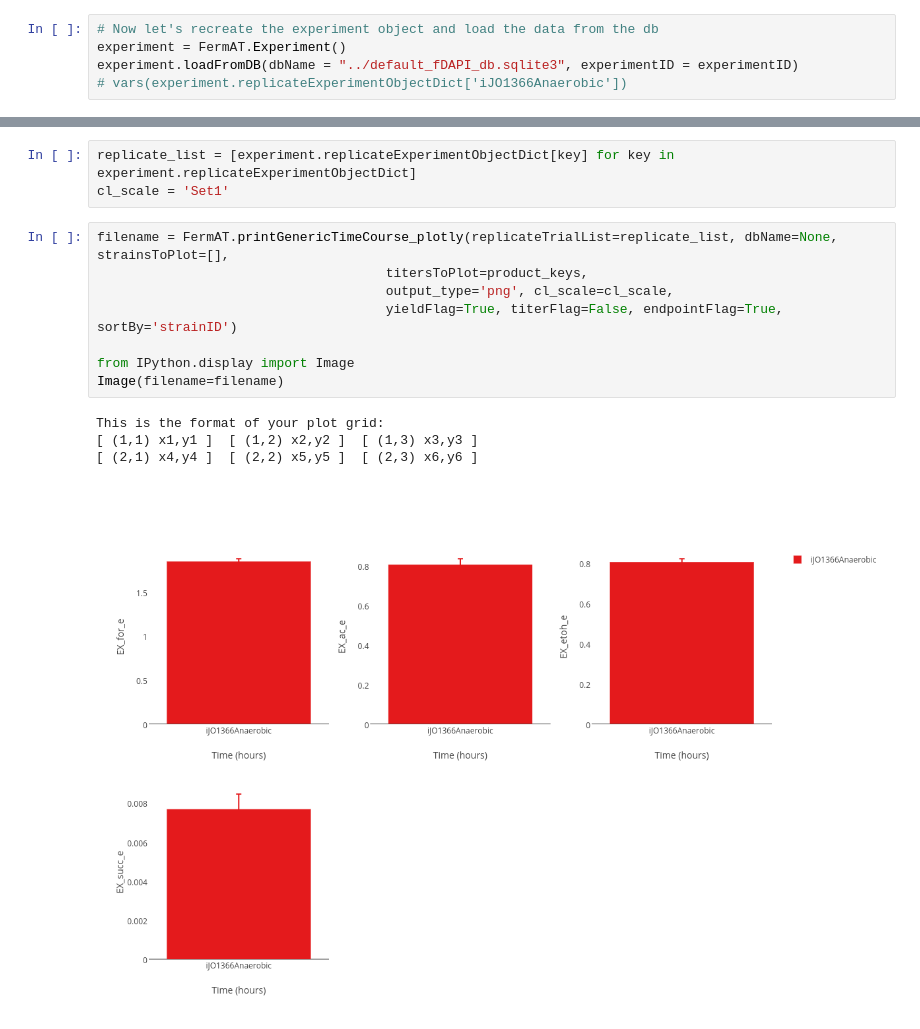
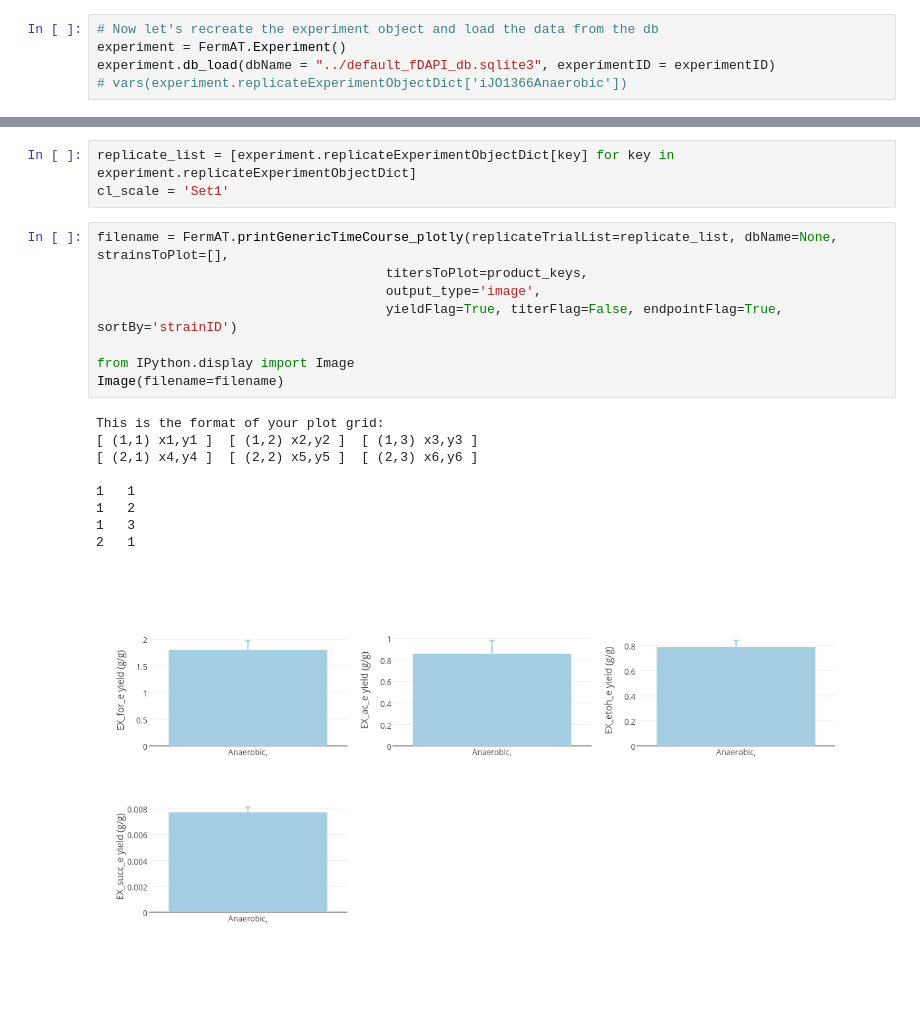
Before and after one commit to nvenayak/impact, a Jupyter notebook: docs/gettingStarted.ipynb, the cells around one changed output, grey strips where cells are left out. Drawn from its saved outputs; the diff is of its cells as text; blank space fills up the shorter version.

Commit message:
Updated docs with new function names (removed camelcase)

```diff
--- a/docs/gettingStarted.ipynb
+++ b/docs/gettingStarted.ipynb
@@ -357,7 +359,7 @@ Committed experiment # 14  to DB  ../default_fDAPI_db.sqlite3
 # %%
 # Now let's recreate the experiment object and load the data from the db
 experiment = FermAT.Experiment()
-experiment.loadFromDB(dbName = "../default_fDAPI_db.sqlite3", experimentID = experimentID)
+experiment.db_load(dbName = "../default_fDAPI_db.sqlite3", experimentID = experimentID)
 # vars(experiment.replicateExperimentObjectDict['iJO1366Anaerobic'])
 # %%
 experiment.printGenericTimeCourse(titersToPlot = biomass_keys+product_keys, plotCurveFit=False, removePointFraction=50)
@@ -372,16 +374,21 @@ cl_scale = 'Set1'
 # %%
 filename = FermAT.printGenericTimeCourse_plotly(replicateTrialList=replicate_list, dbName=None, strainsToPlot=[],
                                      titersToPlot=product_keys,
-                                     output_type='png', cl_scale=cl_scale,
+                                     output_type='image',
                                      yieldFlag=True, titerFlag=False, endpointFlag=True, sortBy='strainID')
 
 from IPython.display import Image
 Image(filename=filename)
 # %% [output]
 This is the format of your plot grid:
 [ (1,1) x1,y1 ]  [ (1,2) x2,y2 ]  [ (1,3) x3,y3 ]
 [ (2,1) x4,y4 ]  [ (2,2) x5,y5 ]  [ (2,3) x6,y6 ]
+
+1   1
+1   2
+1   3
+2   1
-[figure, old version]
+[figure, new version]
 # %%
 fig = FermAT.printGenericTimeCourse_plotly(replicateTrialList=replicate_list, dbName=None, strainsToPlot=[],
                                      titersToPlot=product_keys,
```
Also changed, not shown: parts of 9 cells of this notebook.
